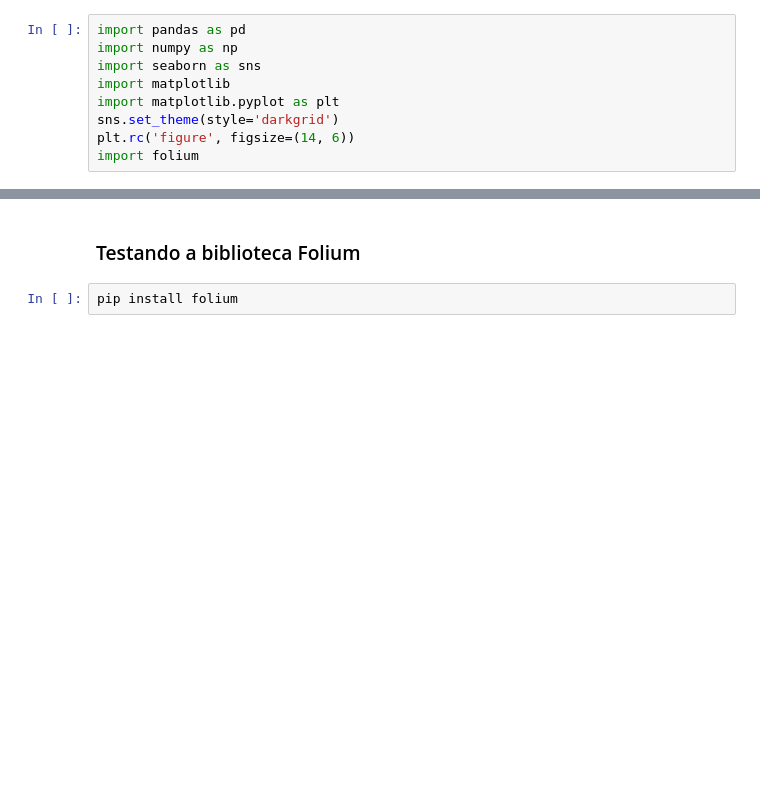
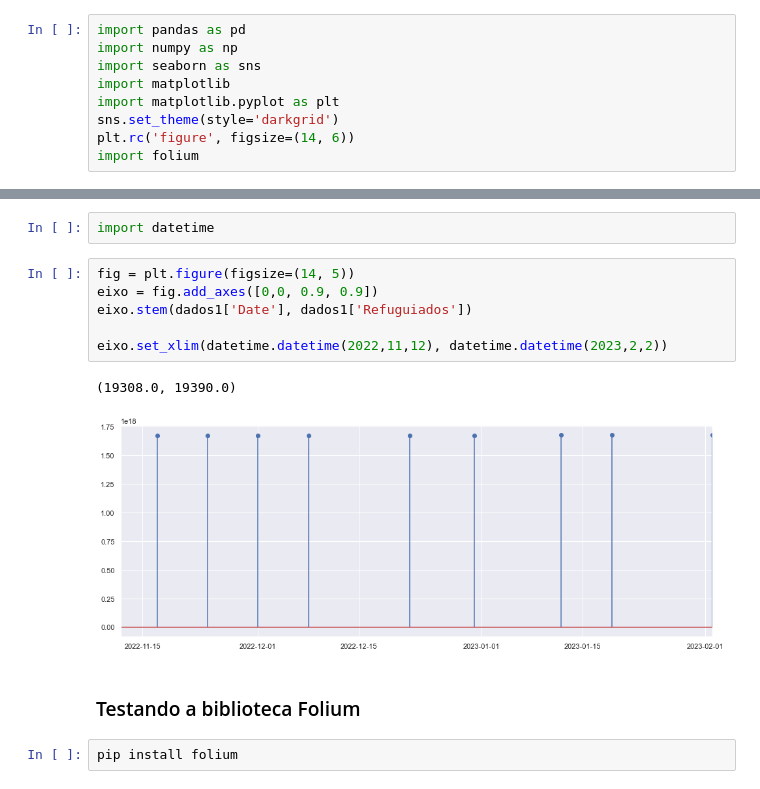
Before and after one commit to henriquecarvalho-maker/Terremoto-Refugiados-Turquia-e-Siria, a Jupyter notebook: Síria.ipynb, the cells around one changed output, grey strips where cells are left out. Cells and saved outputs as stored; diff of their text form; blank space fills up the shorter version.

```diff
--- a/Síria.ipynb
+++ b/Síria.ipynb
@@ -27,3 +57,14 @@ dados
+# %%
+import datetime
+# %%
+fig = plt.figure(figsize=(14, 5))
+eixo = fig.add_axes([0,0, 0.9, 0.9])
+eixo.stem(dados1['Date'], dados1['Refuguiados'])
+
+eixo.set_xlim(datetime.datetime(2022,11,12), datetime.datetime(2023,2,2))
+# %% [output]
+(19308.0, 19390.0)
+[figure, added]
 # %% [markdown]
 ### Testando a biblioteca Folium
 # %%
```
Also changed, not shown: parts of 7 cells of this notebook, 3 other files.
